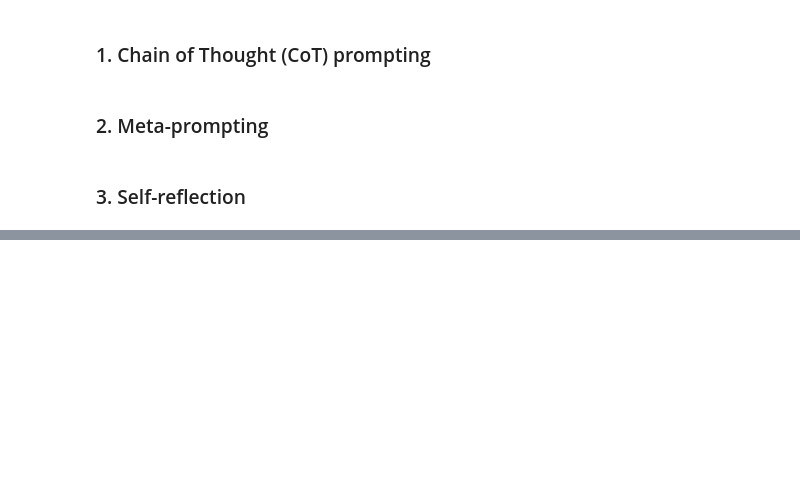
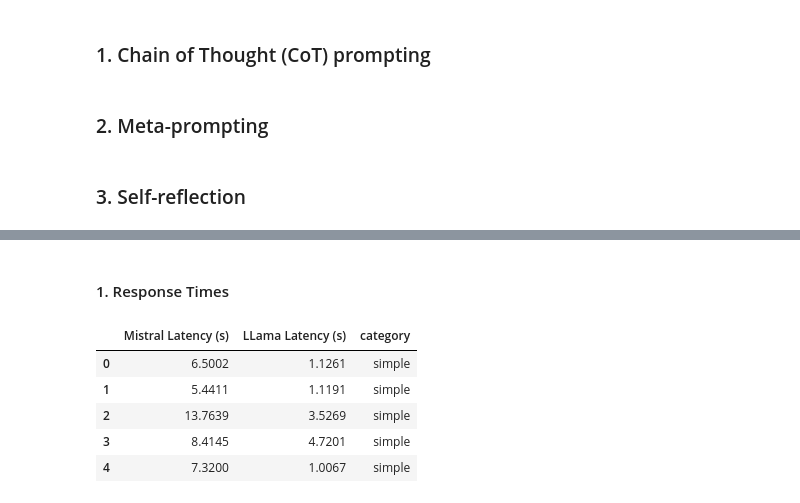
Before and after one commit to paulsoriiiano/cmpe-259-project, a Jupyter notebook: notebooks/parks_virtual_assistant.ipynb, the cells around one changed output, grey strips where cells are left out. Saved outputs shown, nothing was run; the diff lists cells and outputs as text; code cells hidden in the pictures; blank space fills up the shorter version.

```diff
--- a/notebooks/parks_virtual_assistant.ipynb
+++ b/notebooks/parks_virtual_assistant.ipynb
@@ -681,0 +821,2 @@ new_data = {
+# %% [markdown]
+#### 1. Response Times
@@ -681,0 +825,9 @@ new_data = {
+# %%
+latencies.head()
+# %% [output]
+|  | Mistral Latency (s) | LLama Latency (s) | category |
+| 0 | 6.5002 | 1.1261 | simple |
+| 1 | 5.4411 | 1.1191 | simple |
+| 2 | 13.7639 | 3.5269 | simple |
+| 3 | 8.4145 | 4.7201 | simple |
+| 4 | 7.3200 | 1.0067 | simple |
```
Also changed, not shown: parts of 51 cells of this notebook.
